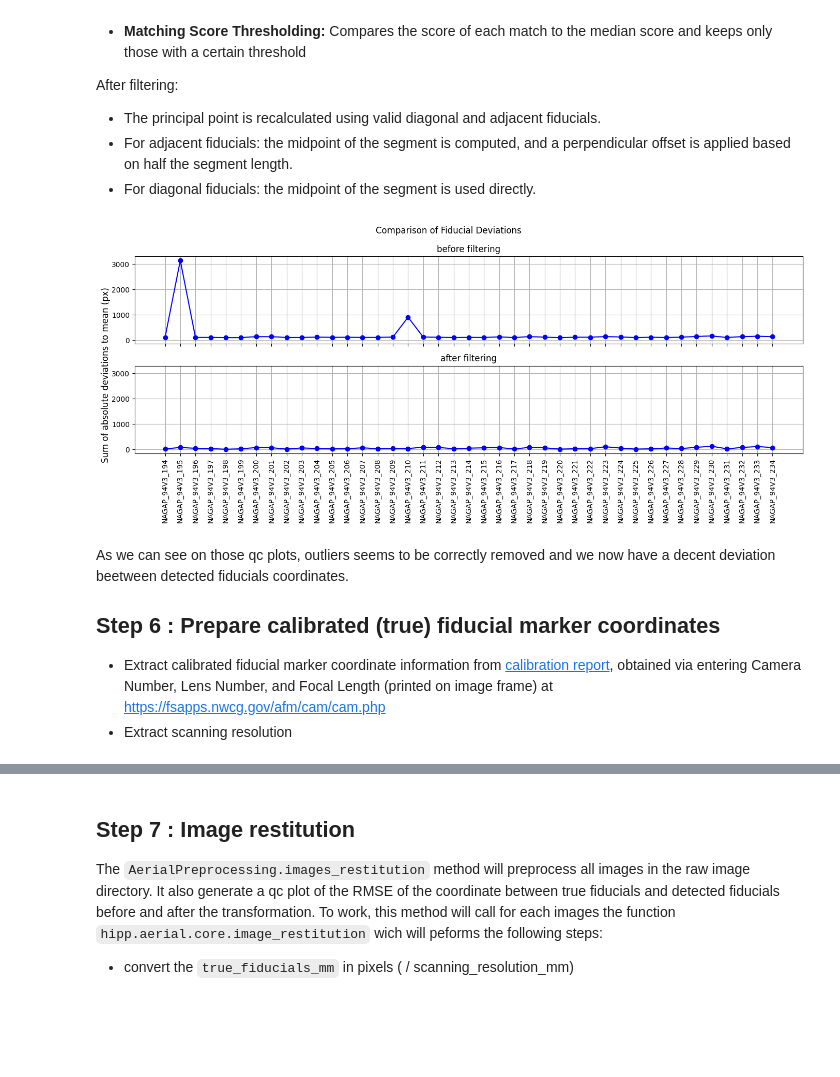
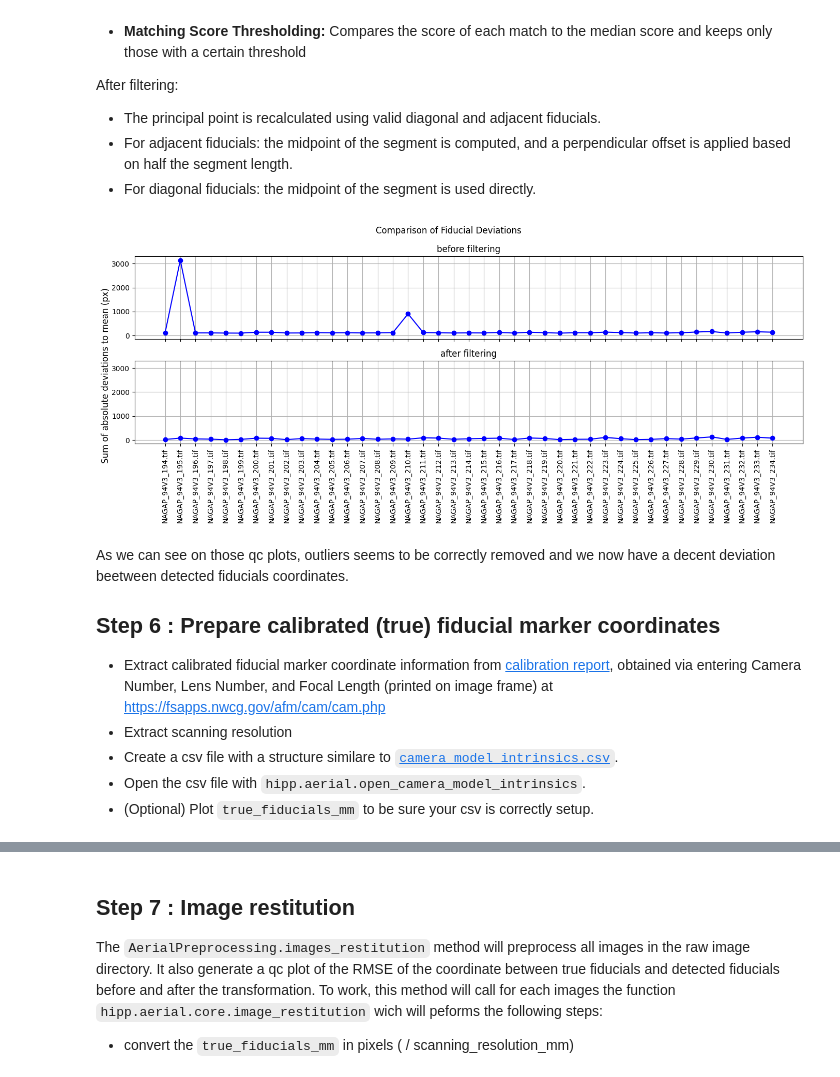
Before and after one commit to shippp/hipp, a Jupyter notebook: notebooks/aerial_preprocessing.ipynb, the cells around one changed output, grey strips where cells are left out. Cells and saved outputs as stored; diff of their text form; code cells hidden in the pictures; blank space fills up the shorter version.

Commit message:
put the true fiducials on a csv file and add .tif for all image_id in df

```diff
--- a/notebooks/aerial_preprocessing.ipynb
+++ b/notebooks/aerial_preprocessing.ipynb
@@ -11,3 +13,12 @@ import os
+# %%
+# path settings
+PROJECT_DIRECTORY = "data/aerial/"
+RAW_IMAGES_DIRECTORY = os.path.join(PROJECT_DIRECTORY, "raw_images")
+PREPROCESSED_IMAGES_DIRECTORY = os.path.join(PROJECT_DIRECTORY, "preprocessed_images")
+
+# others settings
+QUICKVIEWS_FACTOR = 0.2
+MAX_WORKERS = 8
 # %% [markdown]
 ## Downloading the dataset
 
@@ -35,3 +37,5 @@ ap = hipp.AerialPreprocessing(raw_images_directory, output_directory, fiducial_t
+# %%
+ap = hipp.AerialPreprocessing(RAW_IMAGES_DIRECTORY, PREPROCESSED_IMAGES_DIRECTORY)
 # %% [markdown]
 ## Step 1 : Creation of midside fiducial template
 
@@ -82,7 +86,7 @@ The `AerialPreprocessing.detect_fiducials()` method will detect for all images i
 - this method use multi-threading
 - the `grid_size` need to be an **odd number**, and should be chosen such that all fiducials fall within the expected grid layout for accurate detection.
 # %%
-detected_fiducials_df = ap.detect_fiducials(grid_size=7, max_workers=8)
+detected_fiducials_df = ap.detect_fiducials(grid_size=7, max_workers=MAX_WORKERS)
 # %% [output]
 [figure]
 <Figure size 640x480 with 0 Axes>
@@ -103,10 +107,10 @@ After filtering:
 # %%
 filtered_detected_fiducials_df = ap.filter_detected_fiducials(detected_fiducials_df)
 
 # we can save the detections in a csv file if we want
-filtered_detected_fiducials_df.to_csv(os.path.join(raw_images_directory, "detected_fiducial_markers.csv"))
+filtered_detected_fiducials_df.to_csv(os.path.join(RAW_IMAGES_DIRECTORY, "detected_fiducial_markers.csv"))
 # %% [output]
-[figure, old version]
+[figure, new version]
 # %% [markdown]
 As we can see on those qc plots, outliers seems to be correctly removed and we now have a decent deviation beetween detected fiducials coordinates.
 
@@ -114,3 +118,6 @@ As we can see on those qc plots, outliers seems to be correctly removed and we n
 
 - Extract calibrated fiducial marker coordinate information from [calibration report](data/aerial/calibration_report.pdf), obtained via entering Camera Number, Lens Number, and Focal Length (printed on image frame) at https://fsapps.nwcg.gov/afm/cam/cam.php
 - Extract scanning resolution
+- Create a csv file with a structure similare to [`camera_model_intrinsics.csv`](data/aerial/camera_model_intrinsics.csv).
+- Open the csv file with `hipp.aerial.open_camera_model_intrinsics`.
+- (Optional) Plot `true_fiducials_mm` to be sure your csv is correctly setup.
```
Also changed, not shown: parts of 8 cells of this notebook, 7 other files.
